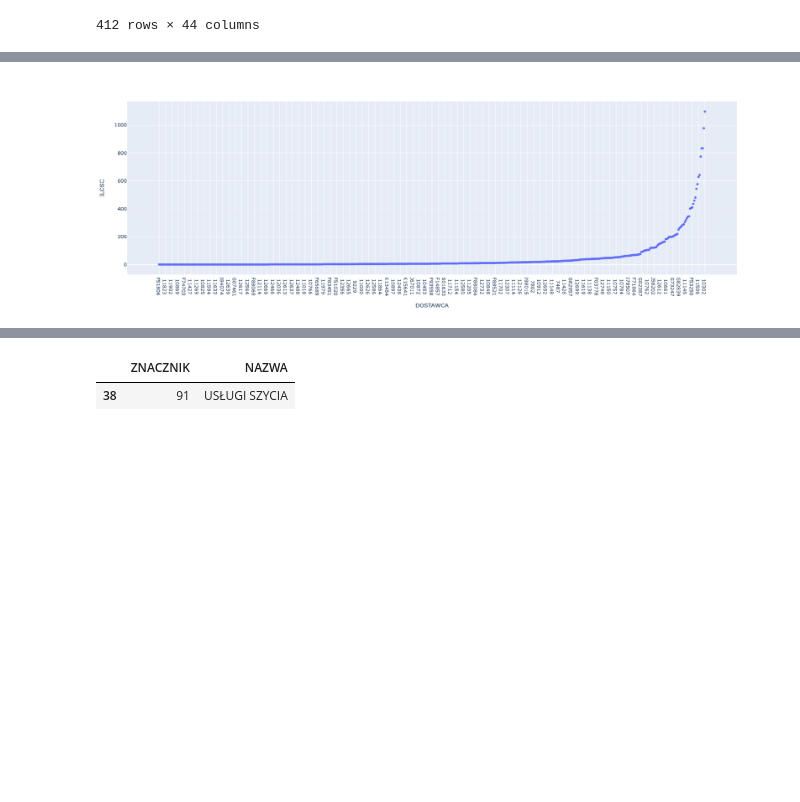
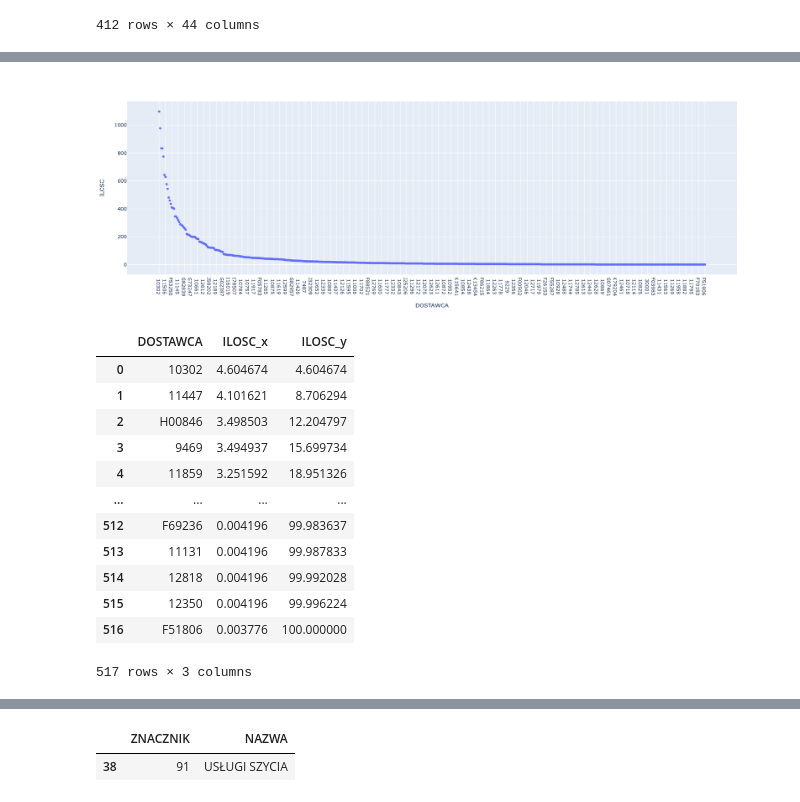
Before and after one commit to plggrzybuch/reklamacje, a Jupyter notebook: reklamacje_sql.ipynb, the cells around one changed output, grey strips where cells are left out. Saved outputs shown, nothing was run; the diff lists cells and outputs as text; code cells hidden in the pictures; blank space fills up the shorter version.

```diff
--- a/reklamacje_sql.ipynb
+++ b/reklamacje_sql.ipynb
@@ -50,7 +50,7 @@ def func_add_time(df):
     df['year_day']=df['year_day'].apply(lambda x: x[:6]+'0'+x[6:] if len(x)<9 else x)
     return df
 
-def func_add_kod_fili(df):
+def func_add_kod_fili(df, col_kod):
     df_filia=pd.read_csv('../słowniki/filie.csv',
                          encoding='Cp1250',
                           sep="|")
@@ -61,7 +61,7 @@ def func_add_kod_fili(df):
     df_filia.loc[df_filia.loc[df_filia['KOD']=='00'].index, 'ANALIT02']='MAGAZYN_00'
     df_filia.loc[df_filia.loc[df_filia['KOD']=='65'].index, 'ANALIT01']='FE'
     df_filia.loc[df_filia.loc[df_filia['KOD']=='65'].index, 'ANALIT02']='FELER'
-    df=df.merge(df_filia, how='left', on='KOD')
+    df=df.merge(df_filia, how='left', left_on=col_kod, right_on='KOD')
     return df
 
 def func_add_slownik(df):
@@ -81,3 +81,14 @@ def func_add_znacznik(df):
     df_znacznik=df_znacznik.rename(columns={'NAZWA':'NAZWA_ZNACZNIK'})
     df=df.merge(df_znacznik, how='left', on='ZNACZNIK')
     return df
+
+def func_sell(path):
+    df=pd.read_csv('../sprzedaz_fakty_bi/'+path+'.csv',
+                            encoding='Cp1250',
+                              sep="|")
+    df=func_add_slownik(df)
+    df=func_add_time(df)
+    df['WARTOB_SUM']=func_str_to_float(df['WARTOB_SUM'])
+    df['ILOSC_SUM']=func_str_to_float(df['ILOSC_SUM'])
+    df=func_add_kod_fili(df, 'FILIA')
+    return df
@@ -88,7 +107,7 @@ df_fi=func_add_slownik(df_fi)
 df_fi=func_add_time(df_fi)
 df_fi['WARTOSC_B']=func_str_to_float(df_fi['WARTOSC_B'])
 df_fi['ILOSC']=func_str_to_float(df_fi['ILOSC'])
-df_fi=func_add_kod_fili(df_fi)
+df_fi=func_add_kod_fili(df_fi, 'KOD')
 # %%
 df_fi.groupby(['ANALIT01','ANALIT02']).agg({'FAKTURA':'nunique',
                                       'ILOSC':'sum'}).sort_values(by='FAKTURA', ascending=False)
@@ -218,17 +237,34 @@ df_szac.loc[df_szac['uz_nr']=='00139273']
 | 2347 | SC5600033841 | N | 2022-01-10 | Przecena towaru | 8 | Na podstawie korekty: ZF5600139273 | CHP/STELA/K+ZŁOT | CHP/STELA/K+ZŁOT | 45X45 K+ZŁOT | 45X45 K+ZŁOT | ... |
 | 2348 | SC5600033841 | N | 2022-01-10 | Przecena towaru | 8 | Na podstawie korekty: ZF5600139273 | F/CHP/STELA/K+ZŁ | F/CHP/STELA/K+ZŁ | 45X45 K+ZŁOT | 45X45 K+ZŁOT | ... |
 # %%
-def func_plot_scatter(df, dict_agg):
-    df=df.loc[df['ANALIT01'].isin(['LI','FE', 'OU'])].groupby(['DOSTAWCA']).agg(dict_agg).sort_values(by='ILOSC').reset_index()
+def func_plot_scatter(df, dict_agg, gr):
+    df=df.loc[df['ANALIT01'].isin(['LI','FE', 'OU'])].groupby([gr]).agg(dict_agg).sort_values(by='ILOSC', ascending=False).reset_index()
     fig=px.scatter(df,
-                  x='DOSTAWCA',
+                  x=gr,
                   y='ILOSC',
                   #color='NAZWA_ZNACZNIK',
                   height=600)#,
                   #log_y=True)
     fig.show()
+
+    _=df[dict_agg.keys()]/df[dict_agg.keys()].sum()*100
+    _1=(df[dict_agg.keys()]/df[dict_agg.keys()].sum()*100).cumsum()
+    display(df[[gr]].merge(_, how='left', left_index=True, right_index=True).merge(_1, how='left', left_index=True, right_index=True))
     return
 # %%
-func_plot_scatter(df_fi, {'ILOSC':'sum'})
+func_plot_scatter(df_fi, {'ILOSC':'sum'}, 'DOSTAWCA')
 # %% [output]
-[figure, old version]
+[figure, new version]
+|  | DOSTAWCA | ILOSC_x | ILOSC_y |
+| 0 | 10302 | 4.604674 | 4.604674 |
+| 1 | 11447 | 4.101621 | 8.706294 |
+| 2 | H00846 | 3.498503 | 12.204797 |
+| 3 | 9469 | 3.494937 | 15.699734 |
+| 4 | 11859 | 3.251592 | 18.951326 |
+| ... | ... | ... | ... |
+| 512 | F69236 | 0.004196 | 99.983637 |
+| 513 | 11131 | 0.004196 | 99.987833 |
+| 514 | 12818 | 0.004196 | 99.992028 |
+| 515 | 12350 | 0.004196 | 99.996224 |
+| 516 | F51806 | 0.003776 | 100.000000 |
+517 rows × 3 columns
```
Also changed, not shown: parts of 10 cells of this notebook.
